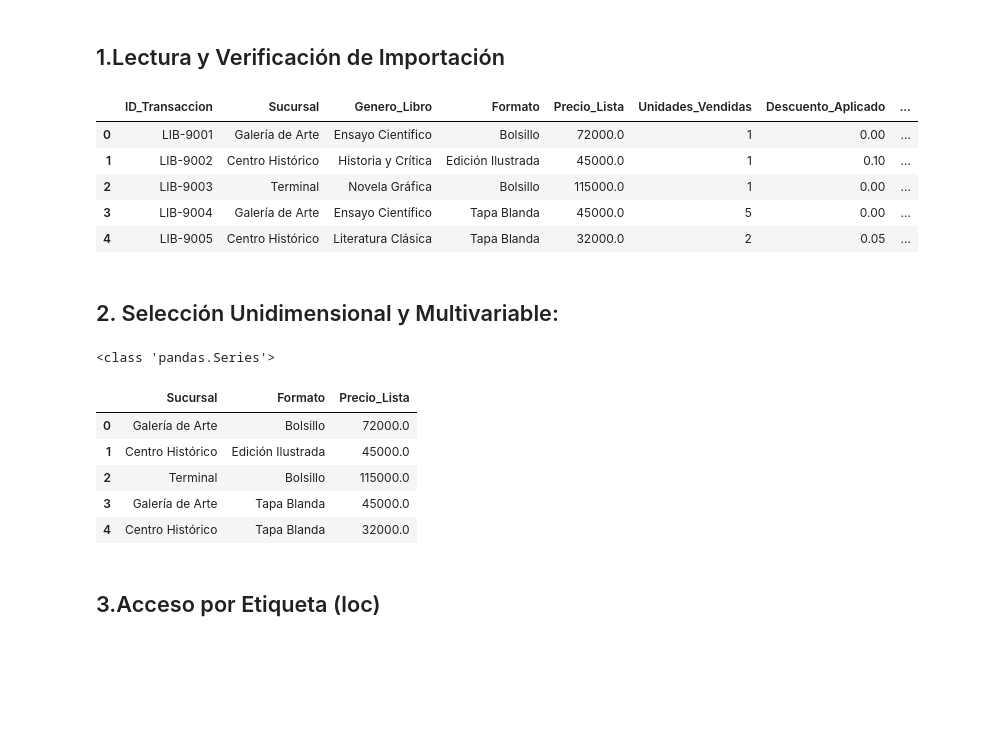
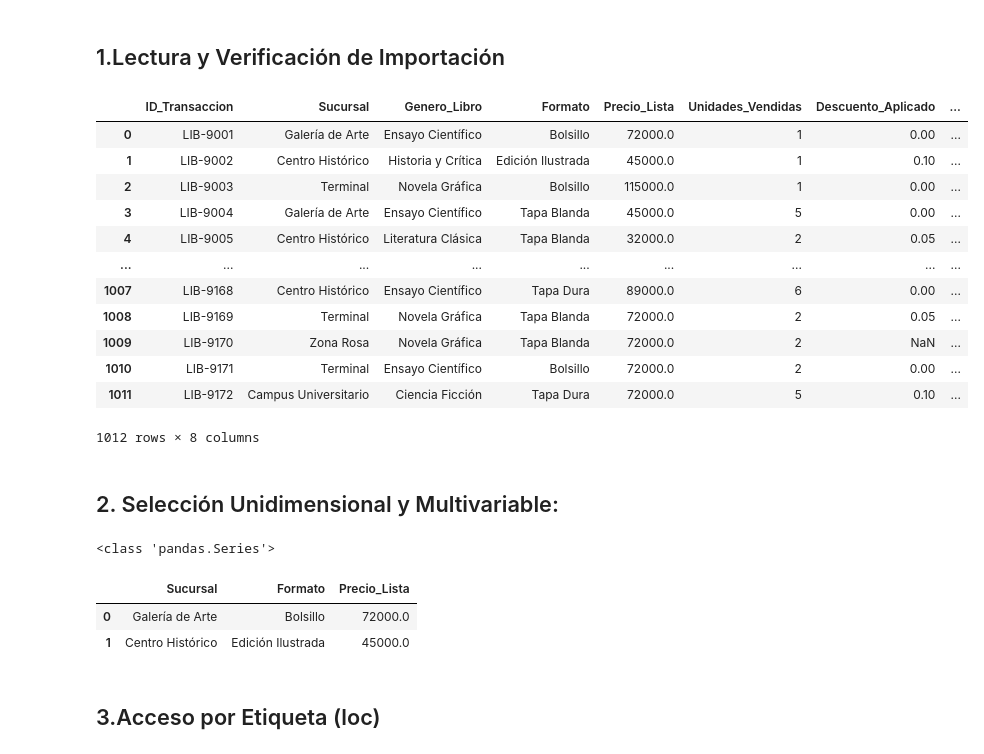
Before and after one commit to AlejandraBotero13/Ventas-en-Librer-as-y-Tiendas-Culturales-Contexto-del-Negocio, a Jupyter notebook: proyecto_libreria/AnalisisDatos.ipynb, the cells around one changed output. Cells and saved outputs as stored; diff of their text form; code cells hidden in the pictures; blank space fills up the shorter version.

```diff
--- a/proyecto_libreria/AnalisisDatos.ipynb
+++ b/proyecto_libreria/AnalisisDatos.ipynb
@@ -8,14 +8,21 @@ import numpy as np
 # %%
 #Carga el archivo ventas_libreria_cultural.csv en un DataFrame denominado df_libros evitando la adición de columnas índices innecesarias.
 df_libros = pd.read_csv("ventas_libreria_cultural.csv", index_col=False)
-df_libros.head()
+df_libros
 # %% [output]
 |  | ID_Transaccion | Sucursal | Genero_Libro | Formato | Precio_Lista | Unidades_Vendidas | Descuento_Aplicado | ... |
 | 0 | LIB-9001 | Galería de Arte | Ensayo Científico | Bolsillo | 72000.0 | 1 | 0.00 | ... |
 | 1 | LIB-9002 | Centro Histórico | Historia y Crítica | Edición Ilustrada | 45000.0 | 1 | 0.10 | ... |
 | 2 | LIB-9003 | Terminal | Novela Gráfica | Bolsillo | 115000.0 | 1 | 0.00 | ... |
 | 3 | LIB-9004 | Galería de Arte | Ensayo Científico | Tapa Blanda | 45000.0 | 5 | 0.00 | ... |
 | 4 | LIB-9005 | Centro Histórico | Literatura Clásica | Tapa Blanda | 32000.0 | 2 | 0.05 | ... |
+| ... | ... | ... | ... | ... | ... | ... | ... | ... |
+| 1007 | LIB-9168 | Centro Histórico | Ensayo Científico | Tapa Dura | 89000.0 | 6 | 0.00 | ... |
+| 1008 | LIB-9169 | Terminal | Novela Gráfica | Tapa Blanda | 72000.0 | 2 | 0.05 | ... |
+| 1009 | LIB-9170 | Zona Rosa | Novela Gráfica | Tapa Blanda | 72000.0 | 2 | NaN | ... |
+| 1010 | LIB-9171 | Terminal | Ensayo Científico | Bolsillo | 72000.0 | 2 | 0.00 | ... |
+| 1011 | LIB-9172 | Campus Universitario | Ciencia Ficción | Tapa Dura | 72000.0 | 5 | 0.10 | ... |
+1012 rows × 8 columns
 # %% [markdown]
 ## 2. Selección Unidimensional y Multivariable:
 # %%
@@ -24,15 +31,12 @@ df_libros.head()
 genero = df_libros['Genero_Libro']
 print(type(genero))
 tabla = df_libros[['Sucursal', 'Formato', 'Precio_Lista']]
-tabla.head()
+tabla.head(2)
 # %% [output]
 <class 'pandas.Series'>
 |  | Sucursal | Formato | Precio_Lista |
 | 0 | Galería de Arte | Bolsillo | 72000.0 |
 | 1 | Centro Histórico | Edición Ilustrada | 45000.0 |
-| 2 | Terminal | Bolsillo | 115000.0 |
-| 3 | Galería de Arte | Tapa Blanda | 45000.0 |
-| 4 | Centro Histórico | Tapa Blanda | 32000.0 |
 # %% [markdown]
 ## 3.Acceso por Etiqueta (loc)
 # %%
```
Also changed, not shown: parts of 3 cells of this notebook.
